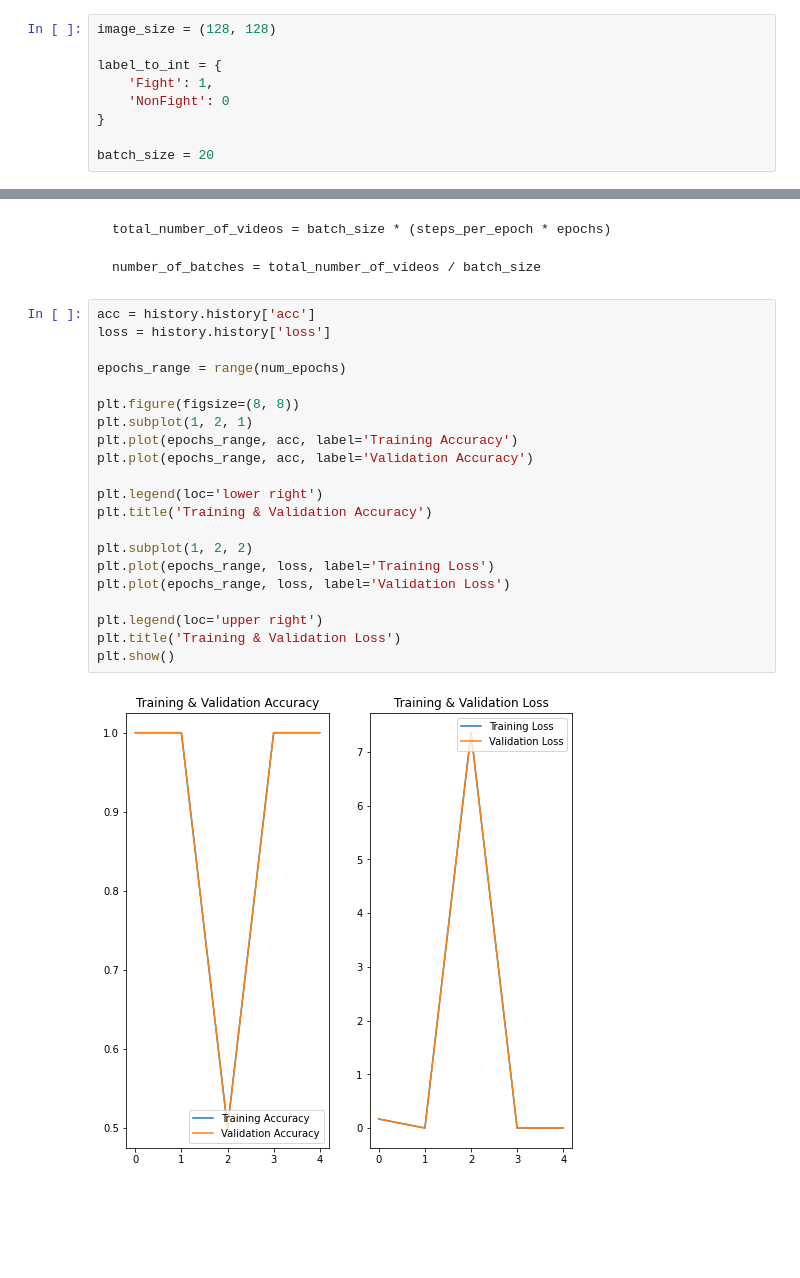
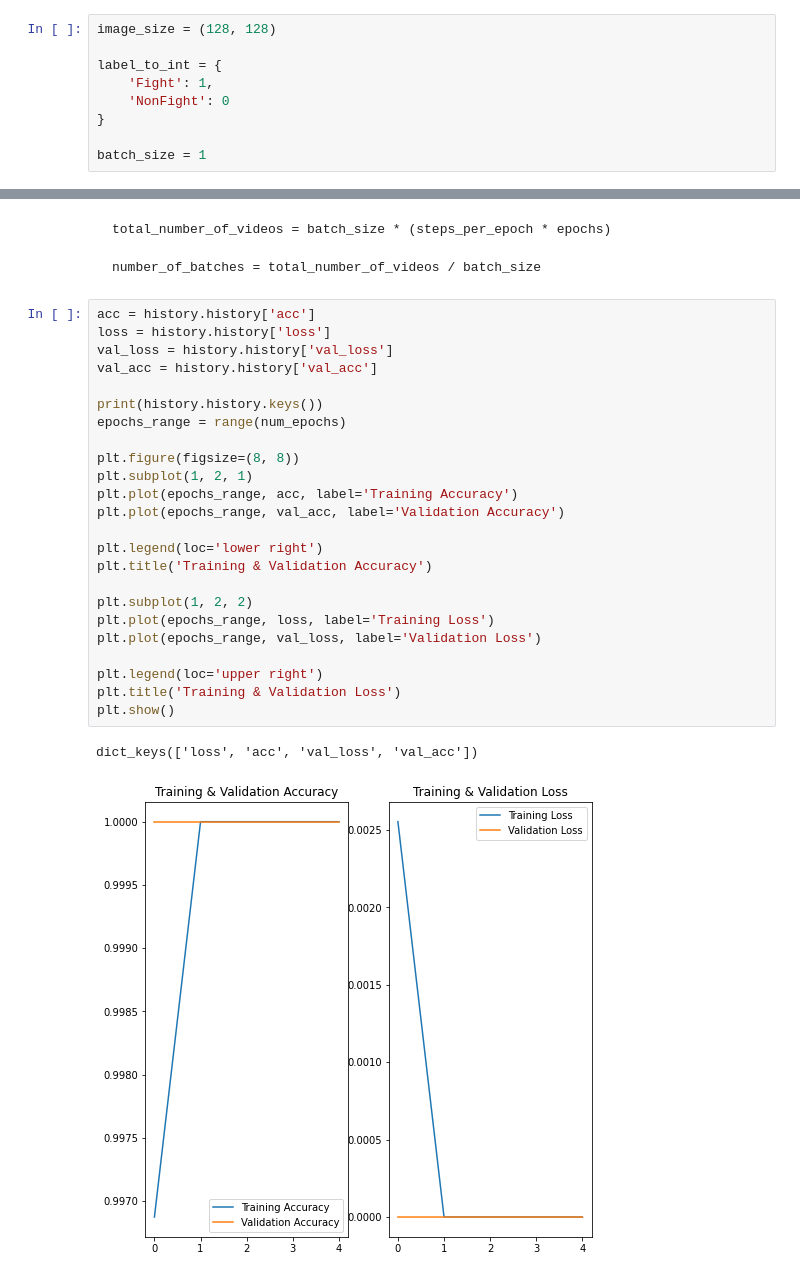
Before and after one commit to utkarshminhas/violence-detection-fyp, a Jupyter notebook: notebooks/model.ipynb, the cells around one changed output, grey strips where cells are left out. Saved outputs shown, nothing was run; the diff lists cells and outputs as text; blank space fills up the shorter version.

Commit message:
trained for 5 epochs for the first time

```diff
--- a/notebooks/model.ipynb
+++ b/notebooks/model.ipynb
@@ -120,7 +120,7 @@ label_to_int = {
     'NonFight': 0
 }
 
-batch_size = 20
+batch_size = 1
 # %% [markdown]
 ## Training and validation generator
 # %%
@@ -334,23 +326,27 @@ number_of_batches = total_number_of_videos / batch_size
 # %%
 acc = history.history['acc']
 loss = history.history['loss']
+val_loss = history.history['val_loss']
+val_acc = history.history['val_acc']
 
+print(history.history.keys())
 epochs_range = range(num_epochs)
 
 plt.figure(figsize=(8, 8))
 plt.subplot(1, 2, 1)
 plt.plot(epochs_range, acc, label='Training Accuracy')
-plt.plot(epochs_range, acc, label='Validation Accuracy')
+plt.plot(epochs_range, val_acc, label='Validation Accuracy')
 
 plt.legend(loc='lower right')
 plt.title('Training & Validation Accuracy')
 
 plt.subplot(1, 2, 2)
 plt.plot(epochs_range, loss, label='Training Loss')
-plt.plot(epochs_range, loss, label='Validation Loss')
+plt.plot(epochs_range, val_loss, label='Validation Loss')
 
 plt.legend(loc='upper right')
 plt.title('Training & Validation Loss')
 plt.show()
 # %% [output]
+dict_keys(['loss', 'acc', 'val_loss', 'val_acc'])
-[figure, old version]
+[figure, new version]
```
Also changed, not shown: parts of 5 cells of this notebook.
